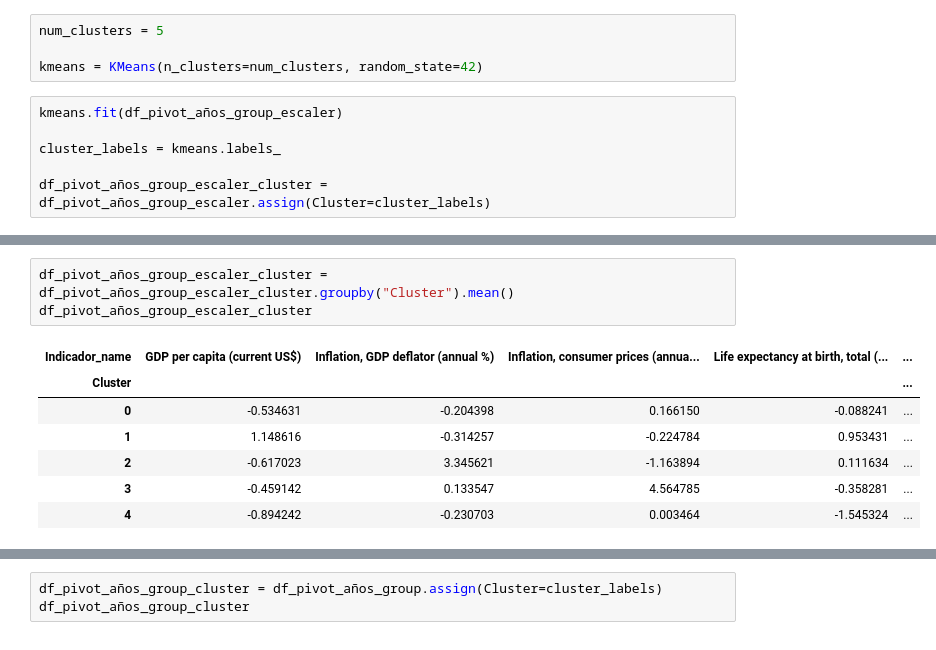
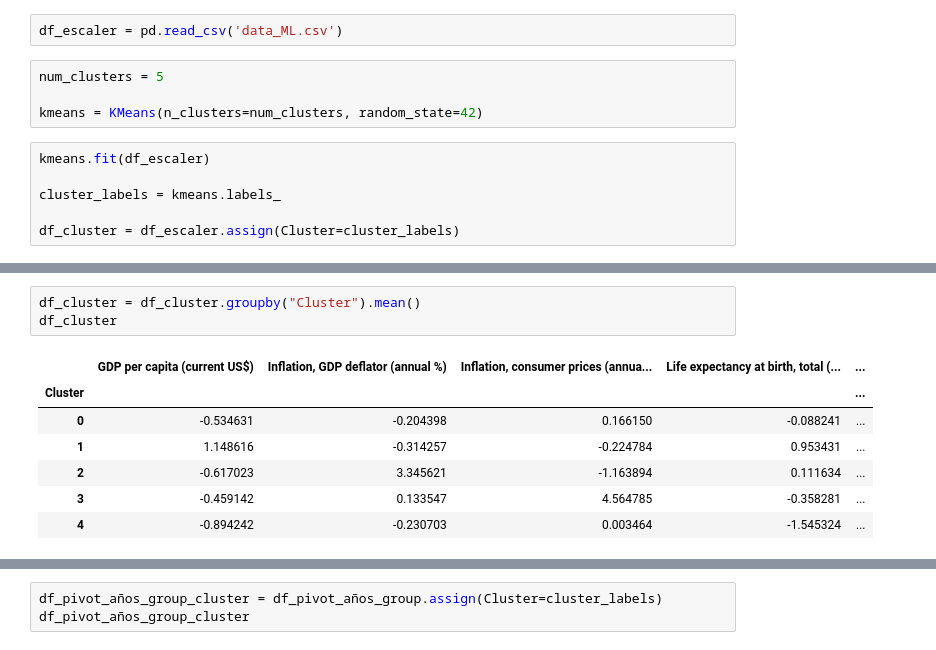
Before and after one commit to fercof87/PF-Esperanza-De-Vida, a Jupyter notebook: ML/ModeloML.ipynb, the cells around one changed output, grey strips where cells are left out. Cells and saved outputs as stored; diff of their text form.

```diff
--- a/ML/ModeloML.ipynb
+++ b/ML/ModeloML.ipynb
@@ -173,13 +257,15 @@ df_pivot_años_group_escaler
 # %%
 from sklearn.cluster import KMeans
 import matplotlib.pyplot as plt
+# %%
+df_escaler = pd.read_csv('data_ML.csv')
 # %%
 num_clusters = 5
 
 kmeans = KMeans(n_clusters=num_clusters, random_state=42)
 # %%
-kmeans.fit(df_pivot_años_group_escaler)
+kmeans.fit(df_escaler)
 
 cluster_labels = kmeans.labels_
 
-df_pivot_años_group_escaler_cluster = df_pivot_años_group_escaler.assign(Cluster=cluster_labels)
+df_cluster = df_escaler.assign(Cluster=cluster_labels)
@@ -226,8 +292,8 @@ df_pivot_años_group_escaler_cluster
 # %%
-df_pivot_años_group_escaler_cluster = df_pivot_años_group_escaler_cluster.groupby("Cluster").mean()
-df_pivot_años_group_escaler_cluster
+df_cluster = df_cluster.groupby("Cluster").mean()
+df_cluster
 # %% [output]
-| Indicador_name | GDP per capita (current US$) | Inflation, GDP deflator (annual %) | Inflation, consumer prices (annua... | Life expectancy at birth, total (... | ... |
+|  | GDP per capita (current US$) | Inflation, GDP deflator (annual %) | Inflation, consumer prices (annua... | Life expectancy at birth, total (... | ... |
 | Cluster |  |  |  |  | ... |
 | 0 | -0.534631 | -0.204398 | 0.166150 | -0.088241 | ... |
 | 1 | 1.148616 | -0.314257 | -0.224784 | 0.953431 | ... |
```
Also changed, not shown: parts of 11 cells of this notebook, 3 other files.
